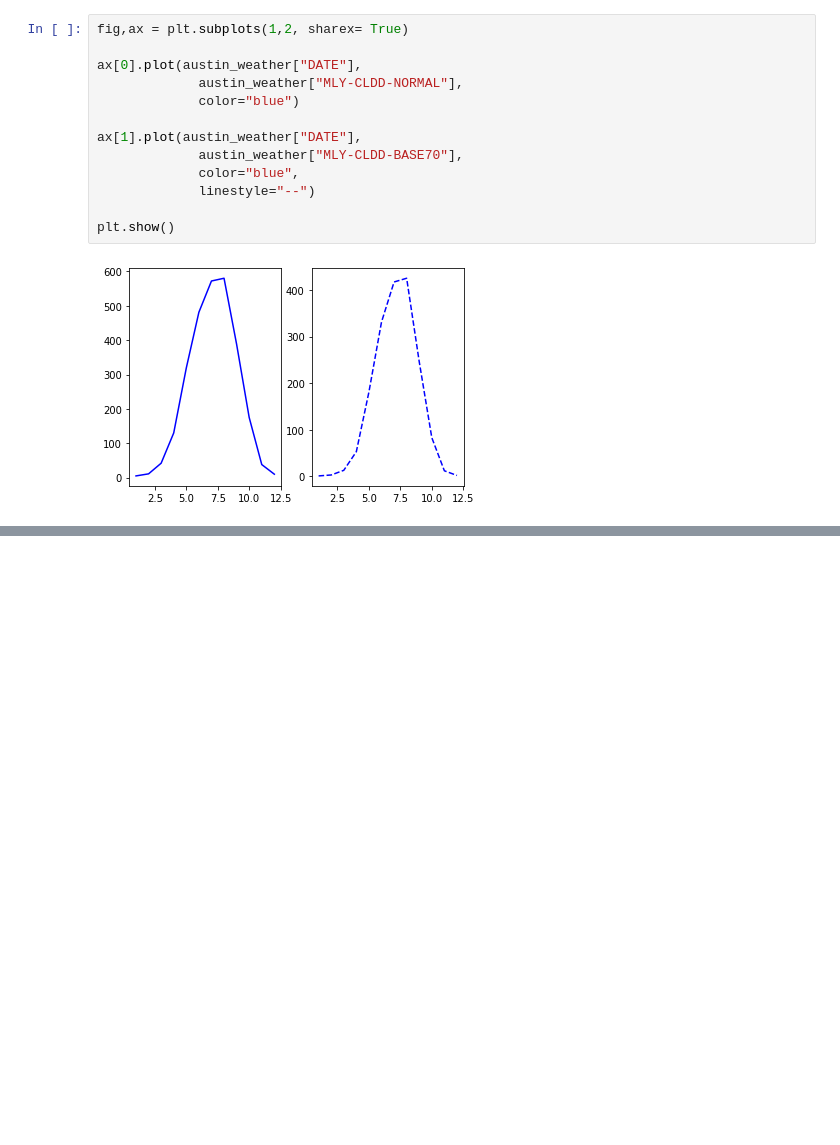
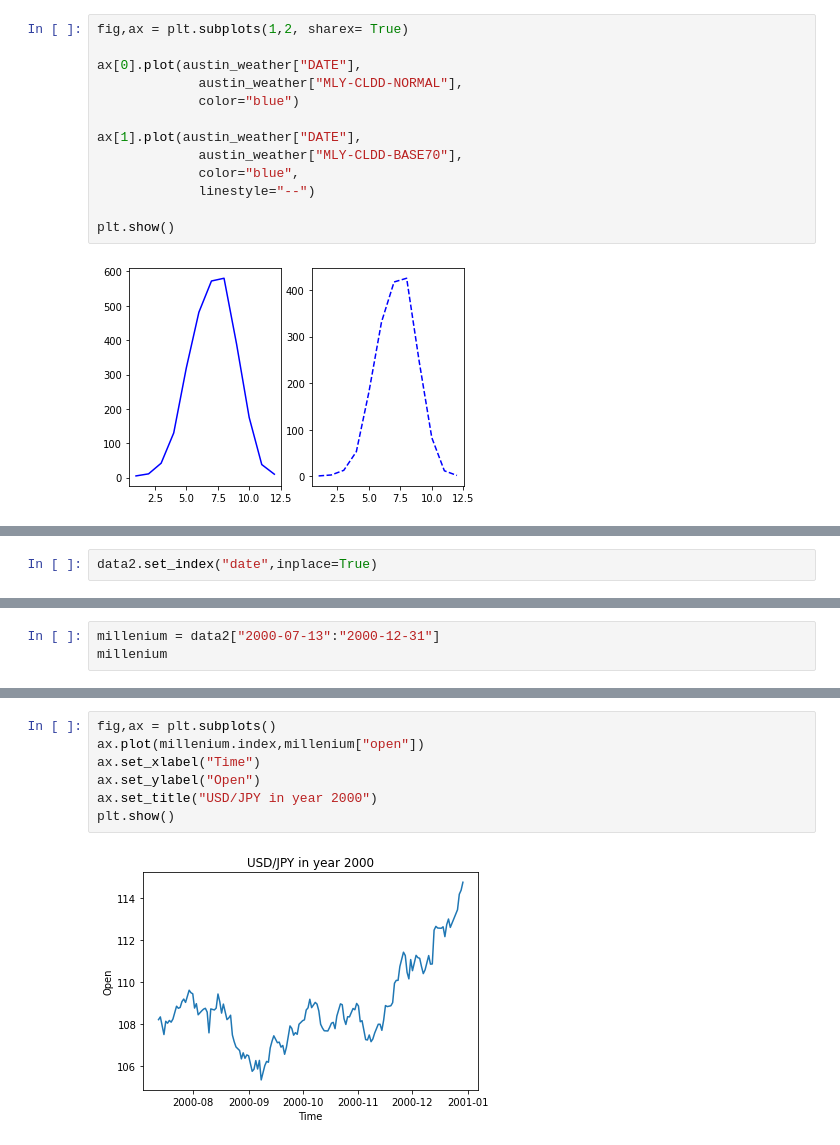
Before and after one commit to DreamFireworks/Data-Visualization, a Jupyter notebook: matplotlib/matplotlib_calisma.ipynb, the cells around one changed output, grey strips where cells are left out. Saved outputs shown, nothing was run; the diff lists cells and outputs as text; blank space fills up the shorter version.

```diff
--- a/matplotlib/matplotlib_calisma.ipynb
+++ b/matplotlib/matplotlib_calisma.ipynb
@@ -219,0 +250,2 @@ plt.show()
+# %%
+data2.set_index("date",inplace=True)
@@ -219,0 +263,3 @@ plt.show()
+# %%
+millenium = data2["2000-07-13":"2000-12-31"]
+millenium
@@ -219,0 +281,9 @@ plt.show()
+# %%
+fig,ax = plt.subplots()
+ax.plot(millenium.index,millenium["open"])
+ax.set_xlabel("Time")
+ax.set_ylabel("Open")
+ax.set_title("USD/JPY in year 2000")
+plt.show()
+# %% [output]
+[figure, added]
```
Also changed, not shown: parts of 7 cells of this notebook, 1 other file.
